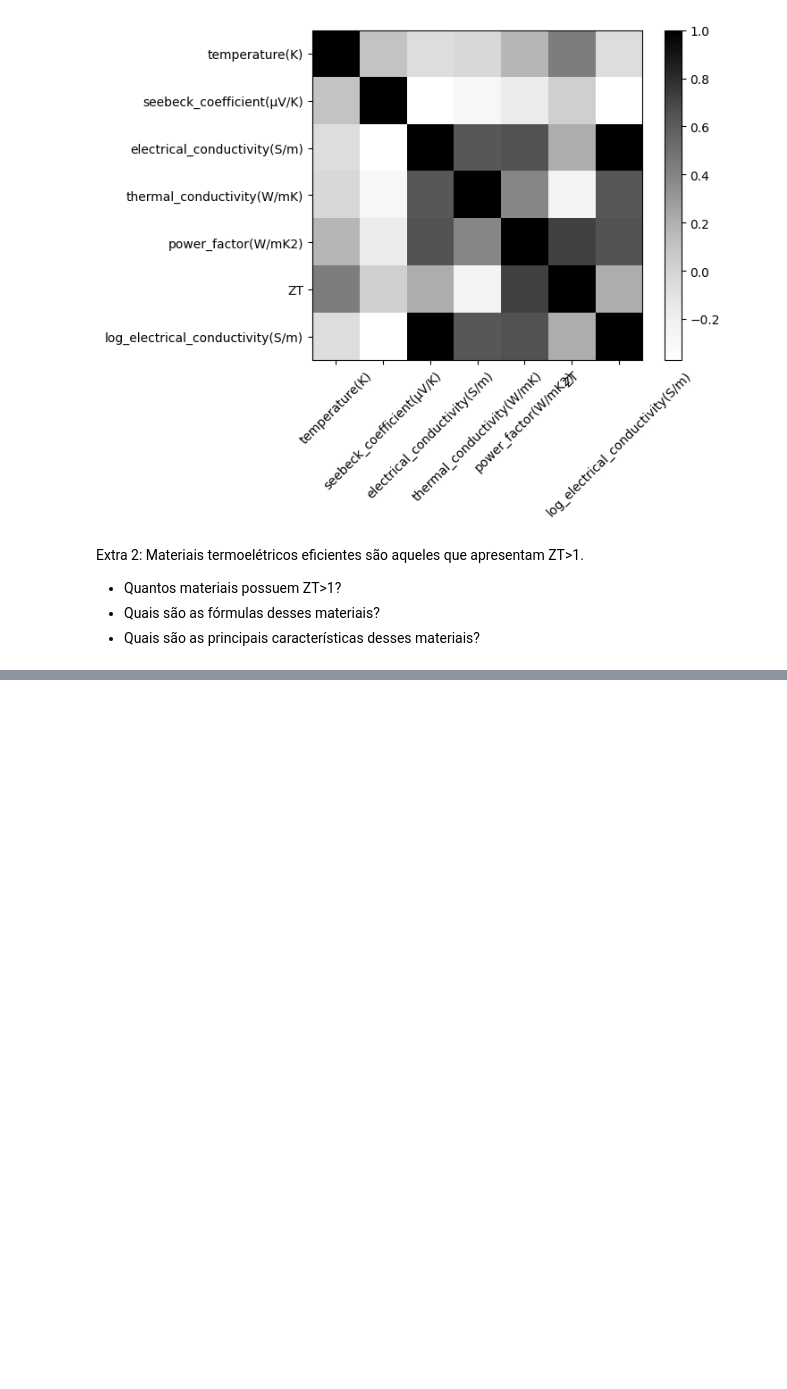
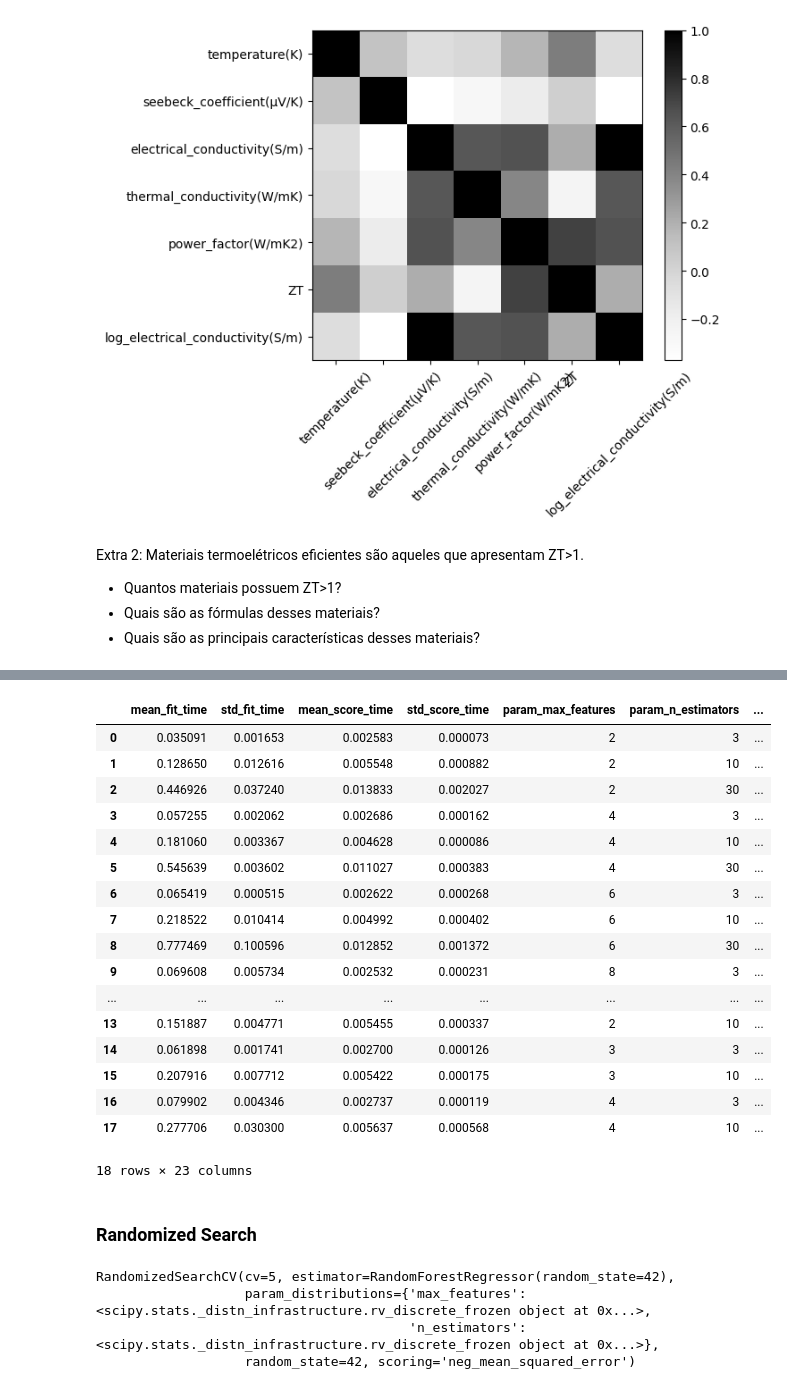
Before and after one commit to Carlos-G-Santos/Materiais_ML_IFUSP, a Jupyter notebook: Cópia_de_EDA_termoeletricos.ipynb, the cells around one changed output, grey strips where cells are left out. Saved outputs shown, nothing was run; the diff lists cells and outputs as text; code cells hidden in the pictures; blank space fills up the shorter version.

```diff
--- a/Cópia_de_EDA_termoeletricos.ipynb
+++ b/Cópia_de_EDA_termoeletricos.ipynb
@@ -325,0 +414,5 @@ Primeiros 5 materiais com ZT > 1:
+# %%
+from sklearn.linear_model import LinearRegression
+
+lin_reg = LinearRegression()
+lin_reg.fit(zt_tr, zt_labels)
@@ -325,0 +448,5 @@ Primeiros 5 materiais com ZT > 1:
+# %%
+from sklearn.tree import DecisionTreeRegressor
+
+tree_reg = DecisionTreeRegressor(random_state=42)
+tree_reg.fit(zt_tr, zt_labels)
@@ -325,0 +469,5 @@ Primeiros 5 materiais com ZT > 1:
+# %%
+from sklearn.ensemble import RandomForestRegressor
+
+forest_reg = RandomForestRegressor(n_estimators= 100, random_state=42)
+forest_reg.fit(zt_tr, zt_labels)
@@ -325,0 +532,18 @@ Primeiros 5 materiais com ZT > 1:
+# %%
+from sklearn.model_selection import GridSearchCV
+
+from sklearn.model_selection import GridSearchCV
+
+param_grid = [
+    # try 12 (3×4) combinations of hyperparameters
+    {'n_estimators': [3, 10, 30], 'max_features': [2, 4, 6, 8]},
+    # then try 6 (2×3) combinations with bootstrap set as False
+    {'bootstrap': [False], 'n_estimators': [3, 10], 'max_features': [2, 3, 4]},
+  ]
+
+forest_reg = RandomForestRegressor(random_state=42)
+# train across 5 folds, that's a total of (12+6)*5=90 rounds of training
+grid_search = GridSearchCV(forest_reg, param_grid, cv=5,
+                           scoring='neg_mean_squared_error',
+                           return_train_score=True)
+grid_search.fit(zt_tr, zt_labels)
@@ -325,0 +588,41 @@ Primeiros 5 materiais com ZT > 1:
+# %%
+pd.DataFrame(grid_search.cv_results_)
+# %% [output]
+|  | mean_fit_time | std_fit_time | mean_score_time | std_score_time | param_max_features | param_n_estimators | ... |
+| 0 | 0.035091 | 0.001653 | 0.002583 | 0.000073 | 2 | 3 | ... |
+| 1 | 0.128650 | 0.012616 | 0.005548 | 0.000882 | 2 | 10 | ... |
+| 2 | 0.446926 | 0.037240 | 0.013833 | 0.002027 | 2 | 30 | ... |
+| 3 | 0.057255 | 0.002062 | 0.002686 | 0.000162 | 4 | 3 | ... |
+| 4 | 0.181060 | 0.003367 | 0.004628 | 0.000086 | 4 | 10 | ... |
+| 5 | 0.545639 | 0.003602 | 0.011027 | 0.000383 | 4 | 30 | ... |
+| 6 | 0.065419 | 0.000515 | 0.002622 | 0.000268 | 6 | 3 | ... |
+| 7 | 0.218522 | 0.010414 | 0.004992 | 0.000402 | 6 | 10 | ... |
+| 8 | 0.777469 | 0.100596 | 0.012852 | 0.001372 | 6 | 30 | ... |
+| 9 | 0.069608 | 0.005734 | 0.002532 | 0.000231 | 8 | 3 | ... |
+| ... | ... | ... | ... | ... | ... | ... | ... |
+| 13 | 0.151887 | 0.004771 | 0.005455 | 0.000337 | 2 | 10 | ... |
+| 14 | 0.061898 | 0.001741 | 0.002700 | 0.000126 | 3 | 3 | ... |
+| 15 | 0.207916 | 0.007712 | 0.005422 | 0.000175 | 3 | 10 | ... |
+| 16 | 0.079902 | 0.004346 | 0.002737 | 0.000119 | 4 | 3 | ... |
+| 17 | 0.277706 | 0.030300 | 0.005637 | 0.000568 | 4 | 10 | ... |
+18 rows × 23 columns
+# %% [markdown]
+### Randomized Search
+# %%
+from sklearn.model_selection import RandomizedSearchCV
+from scipy.stats import randint
+
+param_distribs = {
+        'n_estimators': randint(low=1, high=200),
+        'max_features': randint(low=1, high=8),
+    }
+
+forest_reg = RandomForestRegressor(random_state=42)
+rnd_search = RandomizedSearchCV(forest_reg, param_distributions=param_distribs,
+                                n_iter=10, cv=5, scoring='neg_mean_squared_error', random_state=42)
+rnd_search.fit(zt_tr, zt_labels)
+# %% [output]
+RandomizedSearchCV(cv=5, estimator=RandomForestRegressor(random_state=42),
+                   param_distributions={'max_features': <scipy.stats._distn_infrastructure.rv_discrete_frozen object at 0x...>,
+                                        'n_estimators': <scipy.stats._distn_infrastructure.rv_discrete_frozen object at 0x...>},
+                   random_state=42, scoring='neg_mean_squared_error')
```
Also changed, not shown: parts of 44 cells of this notebook.
